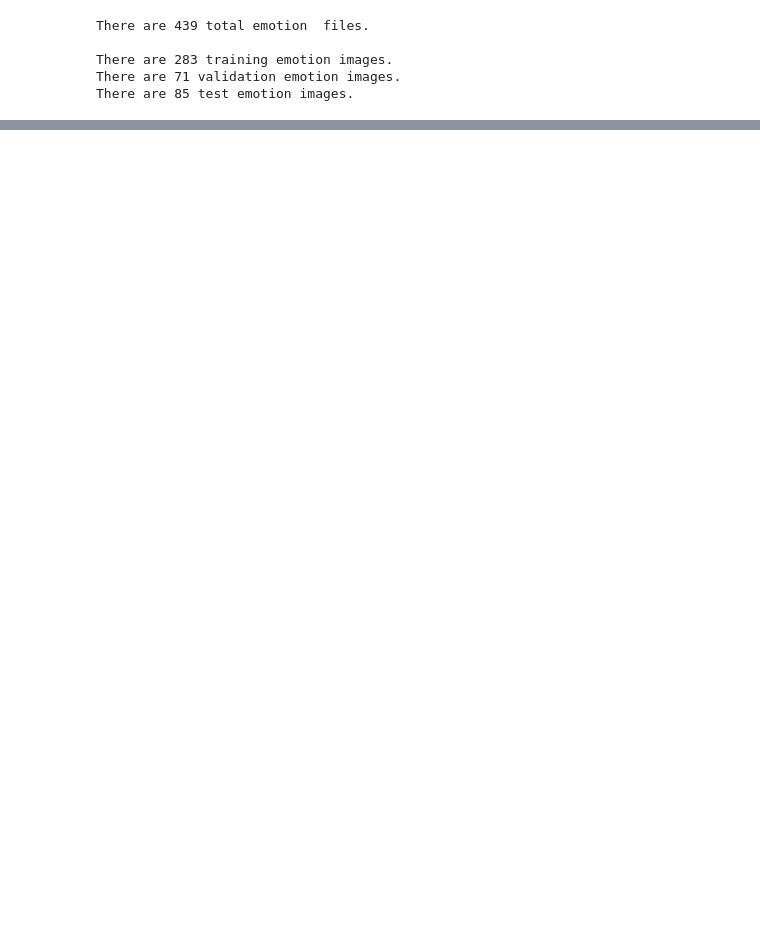
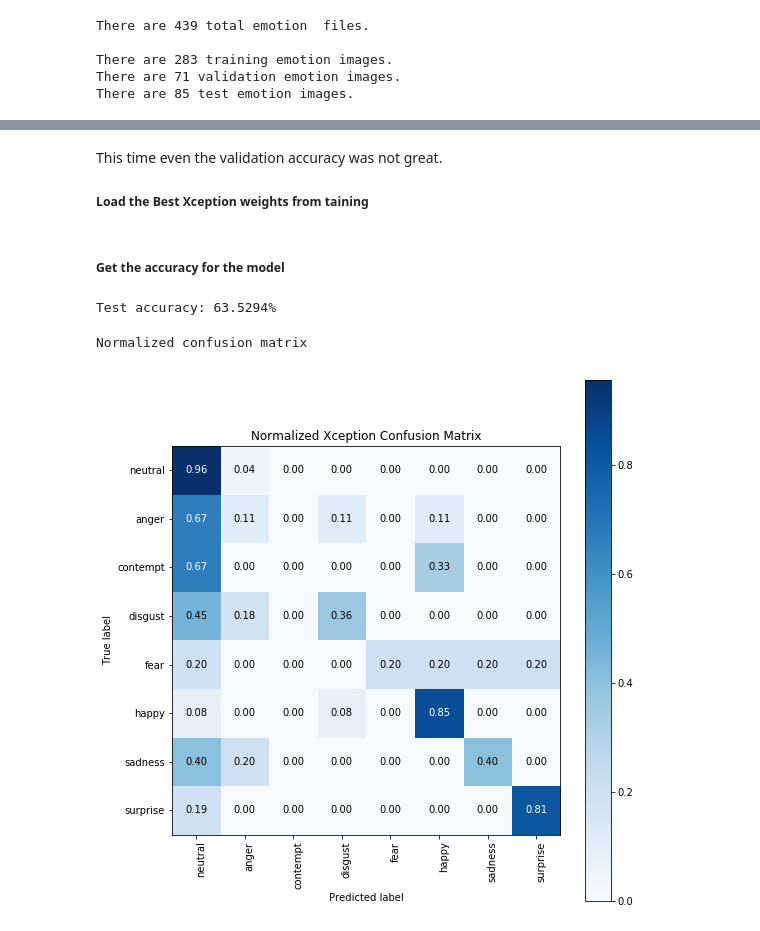
Before and after one commit to karthikBalasubramanian/FER, a Jupyter notebook: FER Capstone Implementation.ipynb, the cells around one changed output, grey strips where cells are left out. Saved outputs shown, nothing was run; the diff lists cells and outputs as text; code cells hidden in the pictures; blank space fills up the shorter version.

```diff
--- a/FER Capstone Implementation.ipynb
+++ b/FER Capstone Implementation.ipynb
@@ -594,0 +803,9 @@ def paths_to_tensor(img_paths):
+# %%
+Xception_model.compile(loss='categorical_crossentropy', optimizer='adam', metrics=['accuracy'])
+# %%
+checkpointer = ModelCheckpoint(filepath='saved_models/weights.best.Xception.hdf5',
+                               verbose=1, save_best_only=True)
+
+Xception_model.fit(train_Xception, y_train,
+          validation_data=(valid_Xception, y_valid),
+          epochs=20, batch_size=20, callbacks=[checkpointer], verbose=1)
@@ -594,0 +831,24 @@ def paths_to_tensor(img_paths):
+# %% [markdown]
+This time even the validation accuracy was not great.
+
+##### Load the Best Xception weights from taining
+# %%
+Xception_model.load_weights('saved_models/weights.best.Xception.hdf5')
+# %% [markdown]
+##### Get the accuracy for the model
+# %%
+Xception_predictions = [np.argmax(Xception_model.predict(np.expand_dims(feature, axis=0))) for feature in test_Xception]
+
+# report test accuracy
+test_accuracy = 100*np.sum(np.array(Xception_predictions)==np.argmax(y_test, axis=1))/len(Xception_predictions)
+print('Test accuracy: %.4f%%' % test_accuracy)
+# %% [output]
+Test accuracy: 63.5294%
+# %%
+plot_confusion_matrix(test_df.emotion, Xception_predictions, classes=emotions, normalize=True,
+                      title='Normalized Xception Confusion Matrix')
+
+plt.show()
+# %% [output]
+Normalized confusion matrix
+[figure, added]
```
Also changed, not shown: parts of 36 cells of this notebook, 3 other files.
